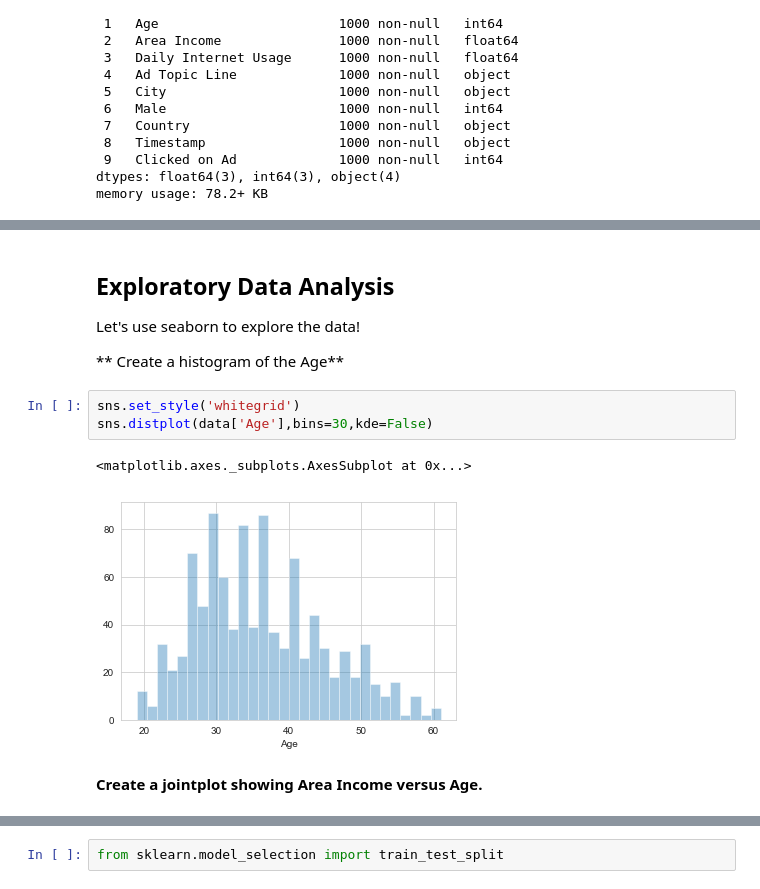
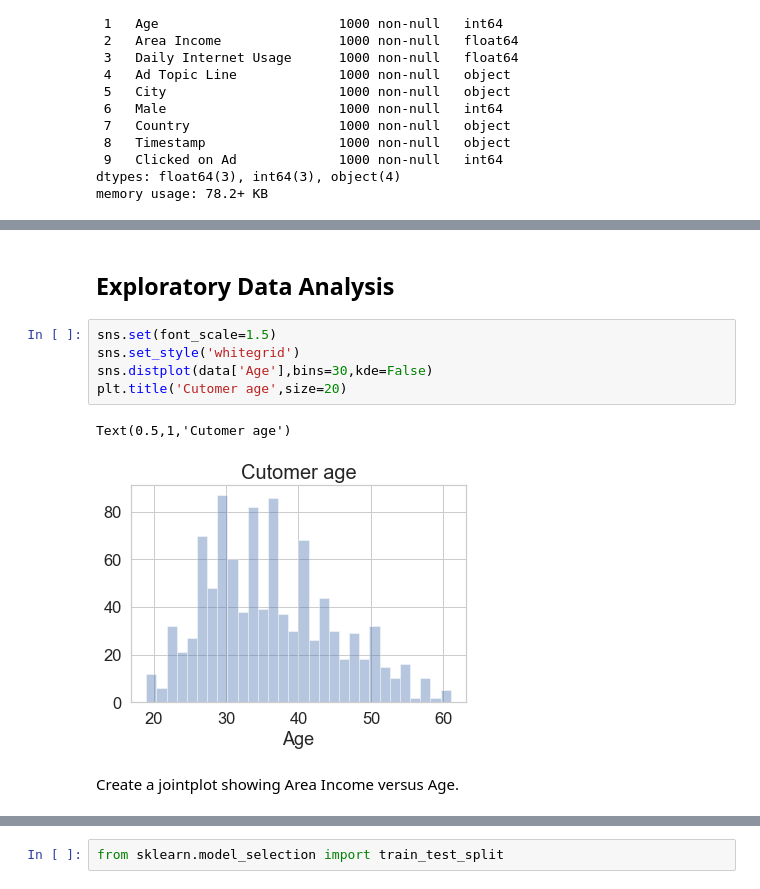
Before and after one commit to NinaPacifico/Advertising-data, a Jupyter notebook: Logistic Regression Project.ipynb, the cells around one changed output, grey strips where cells are left out. Drawn from its saved outputs; the diff is of its cells as text.

```diff
--- a/Logistic Regression Project.ipynb
+++ b/Logistic Regression Project.ipynb
@@ -79,20 +74,18 @@ data.describe()
 | 50% | 68.215000 | 35.000000 | 57012.300000 | 183.130000 | 0.000000 | 0.50000 |
 | 75% | 78.547500 | 42.000000 | 65470.635000 | 218.792500 | 1.000000 | 1.00000 |
 | max | 91.430000 | 61.000000 | 79484.800000 | 269.960000 | 1.000000 | 1.00000 |
-# %% [markdown]
-## Exploratory Data Analysis
-
-Let's use seaborn to explore the data!
-
-** Create a histogram of the Age**
+# %% [markdown]
+## Exploratory Data Analysis
 # %%
+sns.set(font_scale=1.5)
 sns.set_style('whitegrid')
 sns.distplot(data['Age'],bins=30,kde=False)
+plt.title('Cutomer age',size=20)
 # %% [output]
-<matplotlib.axes._subplots.AxesSubplot at 0x...>
+Text(0.5,1,'Cutomer age')
-[figure, old version]
+[figure, new version]
 # %% [markdown]
-**Create a jointplot showing Area Income versus Age.**
+Create a jointplot showing Area Income versus Age.
 # %%
 sns.jointplot(x='Age',y='Area Income', data=data)
 # %% [output]
```
Also changed, not shown: parts of 18 cells of this notebook.
